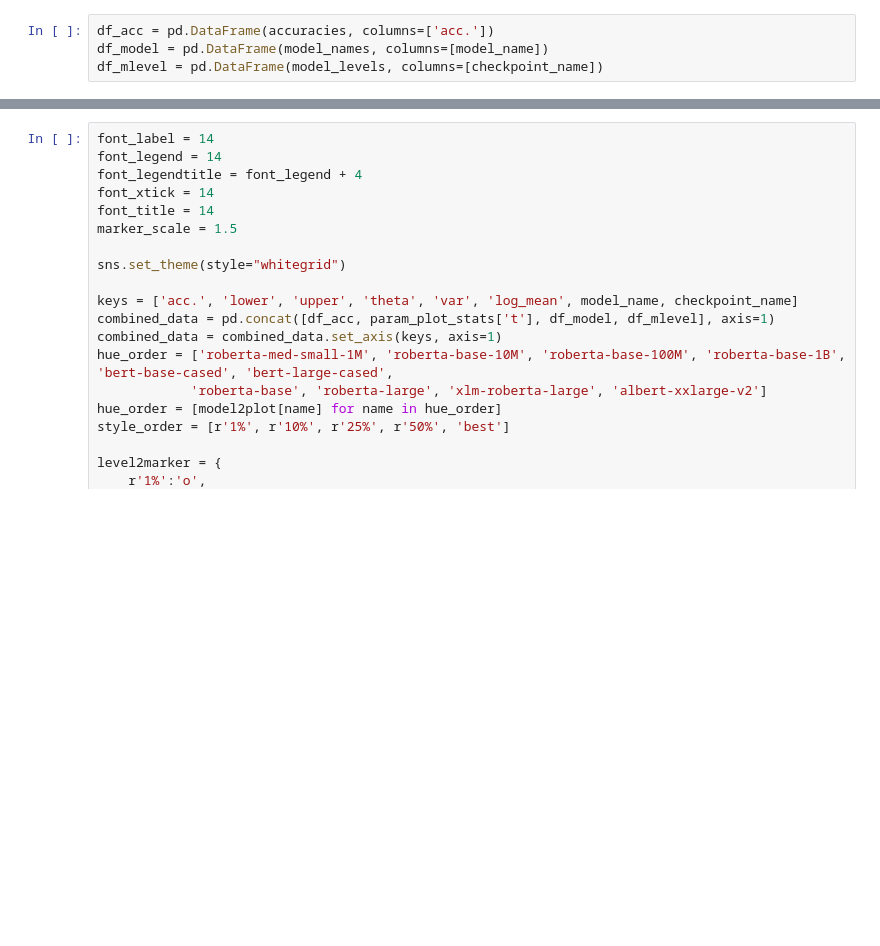
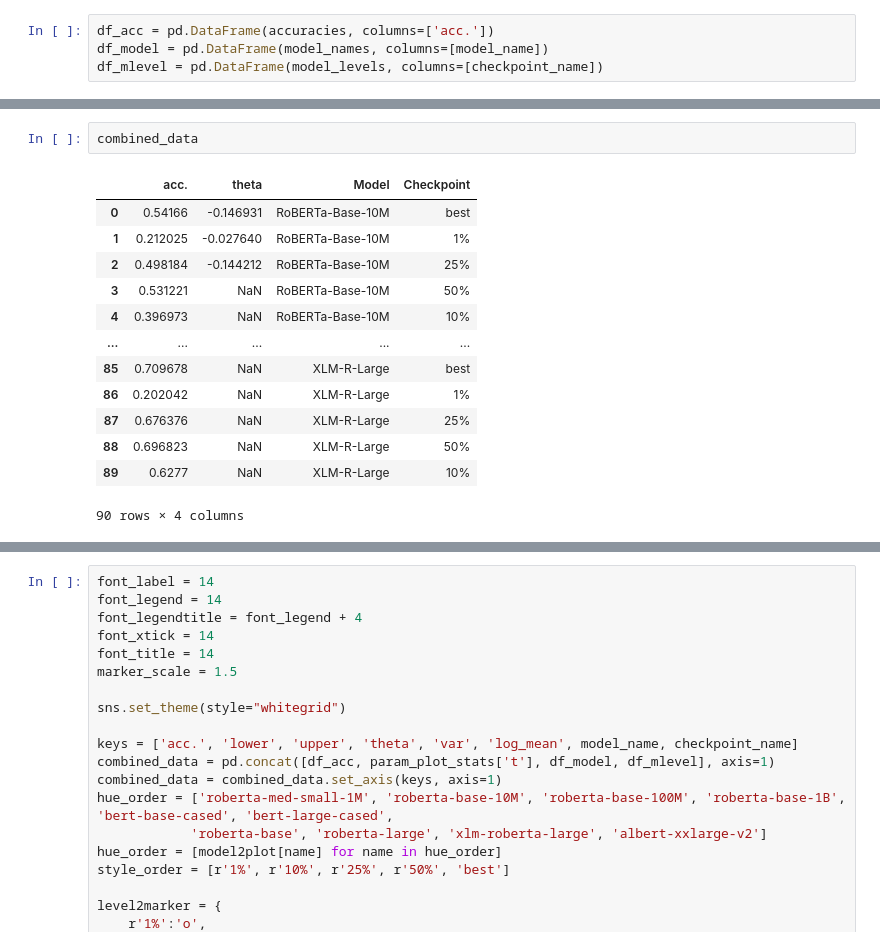
Before and after one commit to nyu-mll/nlu-test-sets, a Jupyter notebook: mirt_analysis/plot_mvirt.ipynb, the cells around one changed output, grey strips where cells are left out. Drawn from its saved outputs; the diff is of its cells as text; blank space fills up the shorter version.

```diff
--- a/mirt_analysis/plot_mvirt.ipynb
+++ b/mirt_analysis/plot_mvirt.ipynb
@@ -834,0 +992,16 @@ df_mlevel = pd.DataFrame(model_levels, columns=[checkpoint_name])
+# %%
+combined_data
+# %% [output]
+|  | acc. | theta | Model | Checkpoint |
+| 0 | 0.54166 | -0.146931 | RoBERTa-Base-10M | best |
+| 1 | 0.212025 | -0.027640 | RoBERTa-Base-10M | 1% |
+| 2 | 0.498184 | -0.144212 | RoBERTa-Base-10M | 25% |
+| 3 | 0.531221 | NaN | RoBERTa-Base-10M | 50% |
+| 4 | 0.396973 | NaN | RoBERTa-Base-10M | 10% |
+| ... | ... | ... | ... | ... |
+| 85 | 0.709678 | NaN | XLM-R-Large | best |
+| 86 | 0.202042 | NaN | XLM-R-Large | 1% |
+| 87 | 0.676376 | NaN | XLM-R-Large | 25% |
+| 88 | 0.696823 | NaN | XLM-R-Large | 50% |
+| 89 | 0.6277 | NaN | XLM-R-Large | 10% |
+90 rows × 4 columns
```
Also changed, not shown: parts of 35 cells of this notebook, 8 other files.
